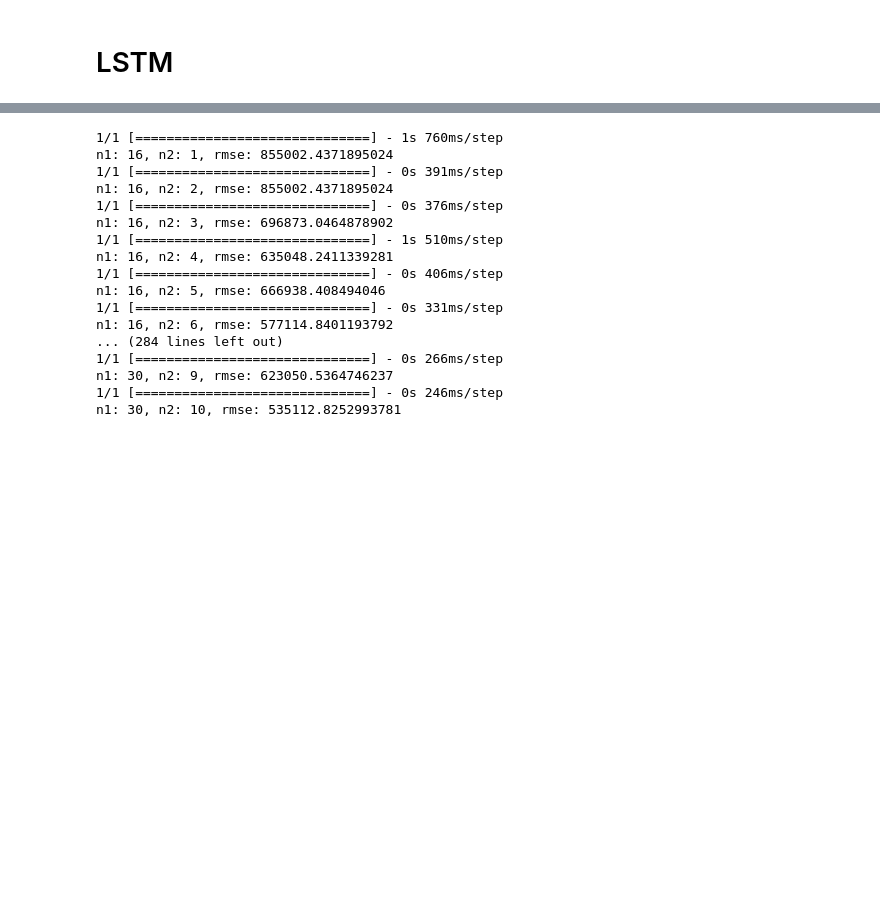
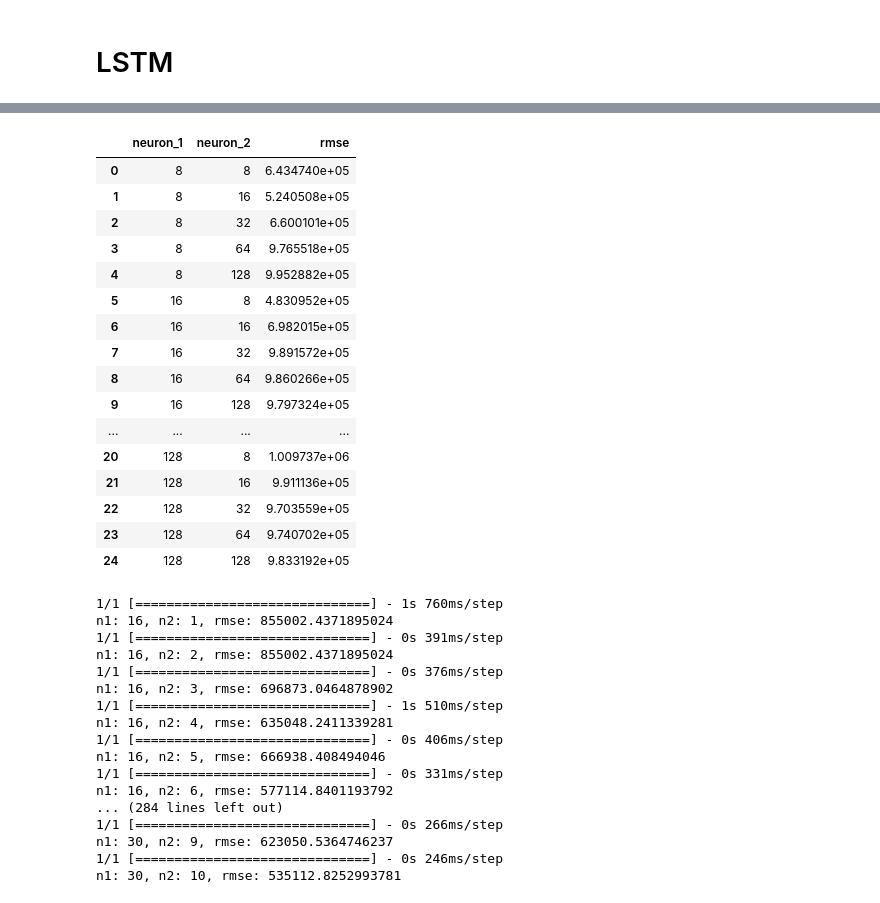
Before and after one commit to kyzeong/Demand-Prediction, a Jupyter notebook: Code/3. LSTM.ipynb, the cells around one changed output, grey strips where cells are left out. Saved outputs shown, nothing was run; the diff lists cells and outputs as text; code cells hidden in the pictures; blank space fills up the shorter version.

Commit message:
Added Final Model

```diff
--- a/Code/3. LSTM.ipynb
+++ b/Code/3. LSTM.ipynb
@@ -205,26 +143,0 @@ RMSE of LSTM model is: 850699.977357283
-# %%
-all_rmse_lstm =list()
-for neuron in range (1,41):
-    # define model
-    model = Sequential()
-    model.add(LSTM(neuron, activation='relu', return_sequences=False,  input_shape=(n_steps, n_features)))#, dropout=0.5,
-    model.add(Dense(1))
-    model.compile(optimizer=Adam(learning_rate=.001), loss='mse')
-
-    es = EarlyStopping(patience = 30)
-    # fit model
-    lstm = model.fit(X_train_scaled, y_train, epochs=1000, verbose=0, validation_data=(X_test_scaled, y_test), batch_size=32, callbacks = [es])
-
-    # Find the best epoch.
-    lstm_history = pd.DataFrame(lstm.history).reset_index()
-    lstm_history.rename(columns = {'index':'epoch'}, inplace=True)
-    lstm_history['loss_diff'] = (lstm_history['loss'].map(lambda x: abs(x)) - lstm_history['val_loss'].map(lambda x: abs(x))).map(lambda x:abs(x))
-    best_epoch = lstm_history[lstm_history['loss_diff']==lstm_history['loss_diff'].min()]
-    best_epoch = int(best_epoch.iloc[0]['epoch'])
-
-    # Demonstrate predictions.
-    lstm = model.fit(X_train_scaled, y_train, epochs=best_epoch, verbose=0, validation_data=(X_test_scaled, y_test), batch_size=32)
-    preds = model.predict(X_test_scaled[-4:])
-
-    rmse_lstm = mean_squared_error(y_test[-4:], preds, squared=False)
-    all_rmse_lstm.append(rmse_lstm)
@@ -253,8 +145,8 @@ for neuron in range (1,41):
 all_rmse_lstm =list()
 neuron_1 = list()
 neuron_2 = list()
-for n1 in range (1,16):
-    for n2 in range (1,11):
+for n1 in [8,16,32,64,128]:
+    for n2 in [8,16,32,64,128]:
         # define model
         model = Sequential()
         model.add(LSTM(n1, activation='relu', return_sequences=True,  input_shape=(n_steps, n_features)))#, dropout=0.5,
@@ -268,7 +160,7 @@ for n1 in range (1,16):
 
         # Find the best epoch.
         best_epoch = find_best_epoch(lstm.history)
-
+        print (best_epoch)
         # Demonstrate predictions.
         lstm = model.fit(X_train_scaled, y_train, epochs=best_epoch, verbose=0, validation_data=(X_test_scaled, y_test), batch_size=32)
         preds = model.predict(X_test_scaled[-4:])
@@ -301,3 +193,23 @@ n1: 15, n2: 10, rmse: 584730.7759673385
+# %%
+all_scores
+# %% [output]
+|  | neuron_1 | neuron_2 | rmse |
+| 0 | 8 | 8 | 6.434740e+05 |
+| 1 | 8 | 16 | 5.240508e+05 |
+| 2 | 8 | 32 | 6.600101e+05 |
+| 3 | 8 | 64 | 9.765518e+05 |
+| 4 | 8 | 128 | 9.952882e+05 |
+| 5 | 16 | 8 | 4.830952e+05 |
+| 6 | 16 | 16 | 6.982015e+05 |
+| 7 | 16 | 32 | 9.891572e+05 |
+| 8 | 16 | 64 | 9.860266e+05 |
+| 9 | 16 | 128 | 9.797324e+05 |
+| ... | ... | ... | ... |
+| 20 | 128 | 8 | 1.009737e+06 |
+| 21 | 128 | 16 | 9.911136e+05 |
+| 22 | 128 | 32 | 9.703559e+05 |
+| 23 | 128 | 64 | 9.740702e+05 |
+| 24 | 128 | 128 | 9.833192e+05 |
 # %%
 all_scores.to_csv('../Data_Historical/all_score.csv')
 # %%
```
Also changed, not shown: parts of 14 cells of this notebook, 2 other files.
